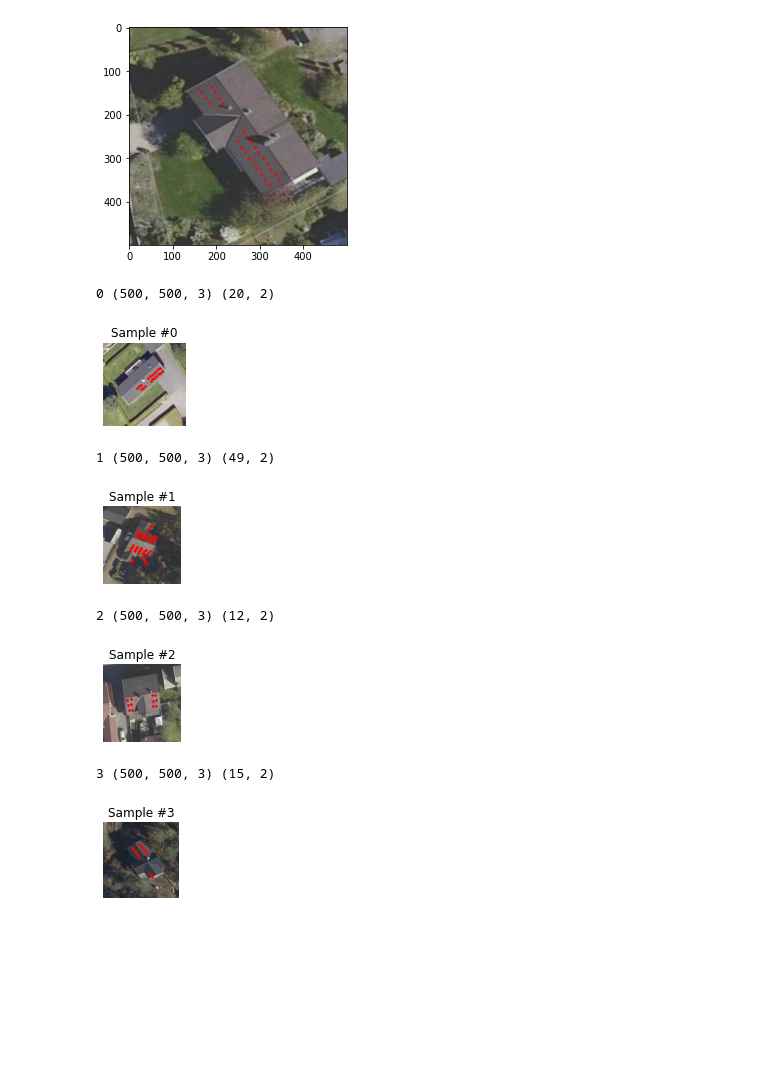
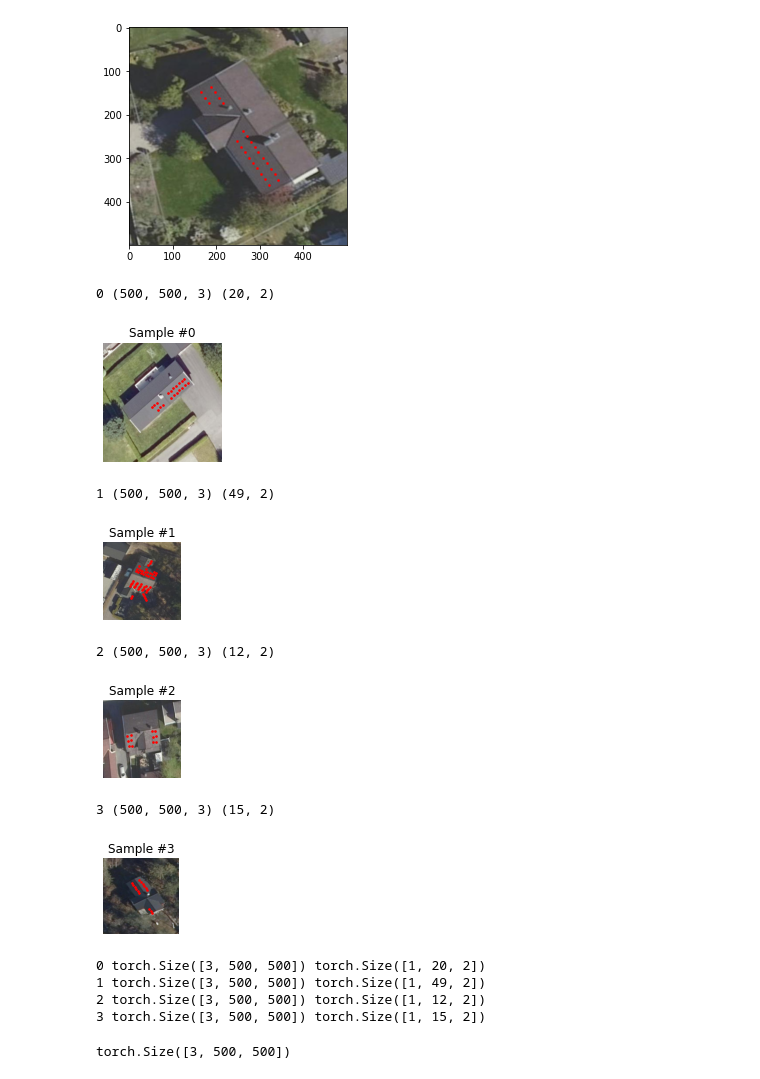
Before and after one commit to WizenPainter/autotetris, a Jupyter notebook: Jaime_test.ipynb, the cells around one changed output. Drawn from its saved outputs; the diff is of its cells as text; code cells hidden in the pictures; blank space fills up the shorter version.

Commit message:
Added transformations to the dataset

```diff
--- a/Jaime_test.ipynb
+++ b/Jaime_test.ipynb
@@ -411,7 +411,8 @@ class RoofPanels(Dataset):
         sample = {'image': image, 'centroids': centroid}
 
         if self.transform:
-            sample = self.transform(sample)
+            sample['image'] = self.transform(sample['image'])
+            sample['centroids'] = self.transform(sample['centroids'])
 
         return sample
 # %%
@@ -457,25 +458,25 @@ plt.show()
 # %% [output]
 [figure]
 # %%
-fig = plt.figure()
+fig = plt.figure(figsize=(8,8))
 
 for i in range(len(train_data)):
     sample = train_data[i]
 
     print(i, sample['image'].shape, sample['centroids'].shape)
 
     ax = plt.subplot(1, 4, i + 1)
     plt.tight_layout()
     ax.set_title('Sample #{}'.format(i))
     ax.axis('off')
     show_centroids(**sample)
 
     if i == 3:
         plt.show()
         break
 # %% [output]
 0 (500, 500, 3) (20, 2)
-[figure, old version]
+[figure, new version]
 1 (500, 500, 3) (49, 2)
 [figure]
 2 (500, 500, 3) (12, 2)
@@ -484,0 +488,23 @@ for i in range(len(train_data)):
+# %%
+transformed_dataset = RoofPanels(hdf5_file=df_path,
+                                root_dir=image_path,
+                                transform=transforms.Compose([
+                                               ToTensor()
+                                           ]))
+
+for i in range(len(transformed_dataset)):
+    sample = transformed_dataset[i]
+
+    print(i, sample['image'].size(), sample['centroids'].size())
+
+    if i == 3:
+        break
+# %% [output]
+0 torch.Size([3, 500, 500]) torch.Size([1, 20, 2])
+1 torch.Size([3, 500, 500]) torch.Size([1, 49, 2])
+2 torch.Size([3, 500, 500]) torch.Size([1, 12, 2])
+3 torch.Size([3, 500, 500]) torch.Size([1, 15, 2])
+# %%
+transformed_dataset
+# %% [output]
+torch.Size([3, 500, 500])
```
Also changed, not shown: parts of 1 cell of this notebook.
